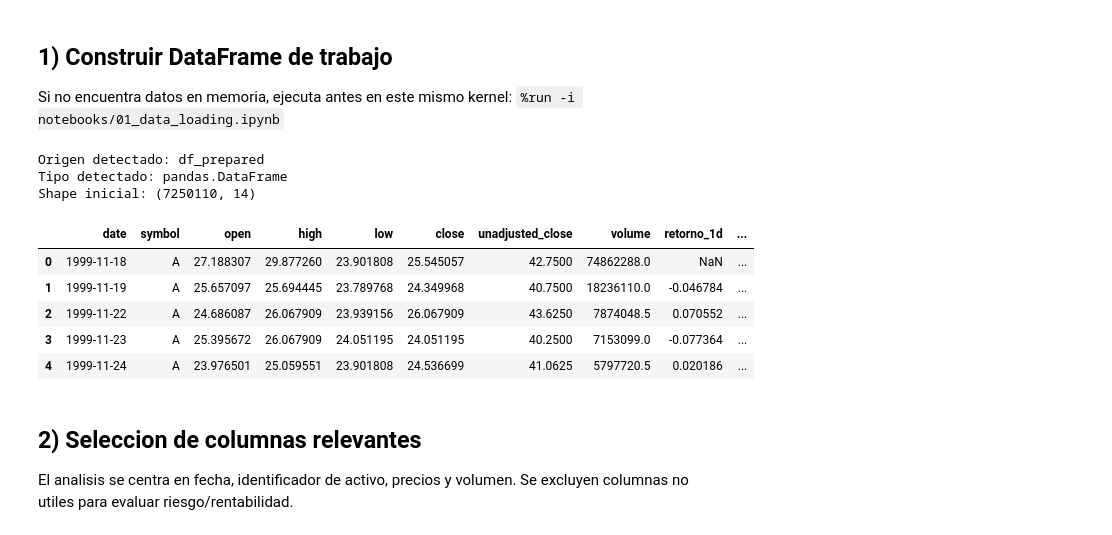
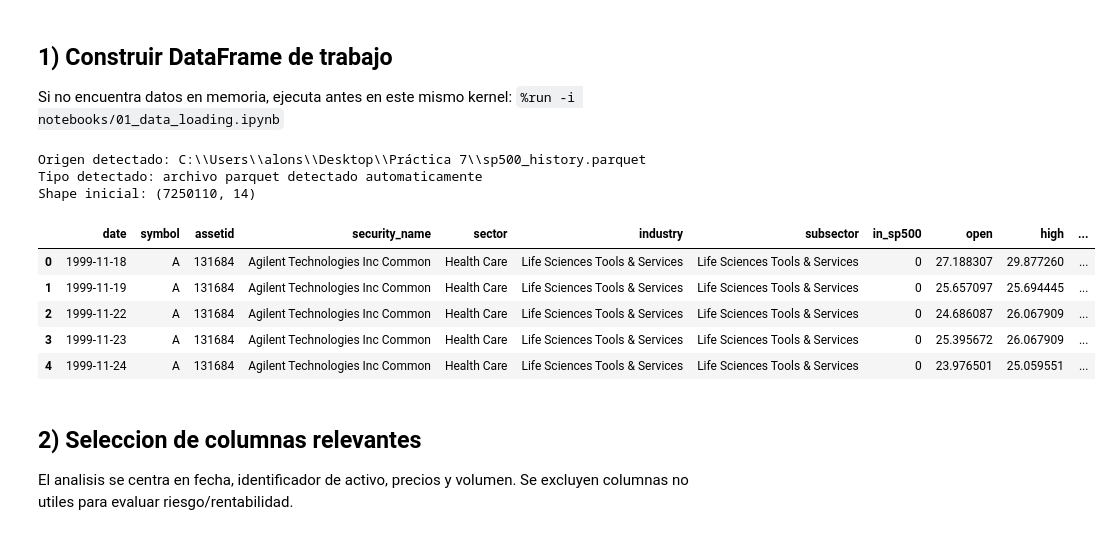
Before and after one commit to alonsodt/Algoritmos-de-Inversion-y-Backtesting, a Jupyter notebook: notebooks/02_eda_preparacion.ipynb, the cells around one changed output. Drawn from its saved outputs; the diff is of its cells as text; code cells hidden in the pictures.

```diff
--- a/notebooks/02_eda_preparacion.ipynb
+++ b/notebooks/02_eda_preparacion.ipynb
@@ -47,7 +47,7 @@ def intentar_convertir_a_dataframe(objeto):
     if isinstance(objeto, str):
         rutas_a_probar = [objeto]
 
-        # Repara rutas con acentos mal codificados (ejemplo: PrÃƒÆ’Ã†â€™Ãƒâ€šÃ‚Â¡ctica -> PrÃƒÆ’Ã‚Â¡ctica)
+        # Repara rutas con acentos mal codificados (ejemplo: PrÃ¡ctica -> Práctica)
         try:
             ruta_reparada = objeto.encode("latin1").decode("utf-8")
             if ruta_reparada not in rutas_a_probar:
@@ -62,41 +62,100 @@ def intentar_convertir_a_dataframe(objeto):
                 continue
 
     return None, None
 
+
+def construir_rutas_parquet_fallback():
+    """Busca rutas parquet probables sin usar librerias fuera de las permitidas."""
+    local_fs = fs.LocalFileSystem()
+    rutas = []
+
+    # Rutas tipicas directas
+    rutas_directas = [
+        r"C:\\Users\\alons\\Desktop\\Práctica 7\\sp500_history.parquet",
+        r"C:\\Users\\alons\\Desktop\\Practica 7\\sp500_history.parquet",
+        r"data\\raw\\sp500_history.parquet",
+    ]
+
+    for r in rutas_directas:
+        try:
+            info = local_fs.get_file_info(r)
+            if info.type == fs.FileType.File and info.size is not None and info.size > 100:
+                rutas.append(r)
+        except Exception:
+            pass
+
+    # Busqueda recursiva en data/ y Desktop
+    for root in ["data", r"C:\\Users\\alons\\Desktop"]:
+        try:
+            infos = local_fs.get_file_info(fs.FileSelector(root, recursive=True))
+        except Exception:
+            continue
+
+        for info in infos:
+            if info.type != fs.FileType.File:
+                continue
+            if info.size is None or info.size <= 100:
+                continue
+
+            path_l = info.path.lower()
+            if path_l.endswith(".parquet") and ("sp500_history.parquet" in path_l or "sp500" in path_l):
+                rutas.append(info.path)
+
+    # De-duplicate manteniendo orden
+    rutas_unicas = []
+    for r in rutas:
+        if r not in rutas_unicas:
+            rutas_unicas.append(r)
+
+    return rutas_unicas
+
+
 nombre_origen = None
 datos_crudos_df = None
 tipo_origen = None
 
 # 1) Busca primero en variables ya cargadas en memoria
 for nombre in nombres_prioritarios:
     if nombre in globals():
         df_tmp, tipo_tmp = intentar_convertir_a_dataframe(globals()[nombre])
         if df_tmp is not None:
             nombre_origen = nombre
             datos_crudos_df = df_tmp
             tipo_origen = tipo_tmp
             break
 
+# 2) Fallback: buscar y cargar parquet desde disco
+if datos_crudos_df is None:
+    rutas_fallback = construir_rutas_parquet_fallback()
+
+    for ruta in rutas_fallback:
+        df_tmp, tipo_tmp = intentar_convertir_a_dataframe(ruta)
+        if df_tmp is not None:
+            nombre_origen = ruta
+            datos_crudos_df = df_tmp
+            tipo_origen = "archivo parquet detectado automaticamente"
+            break
+
 if datos_crudos_df is None:
     raise ValueError(
         "No pude construir el DataFrame. Ejecuta `%run -i notebooks/01_data_loading.ipynb` en este mismo kernel, "
         "o define `PARQUET_PATH` con una ruta valida a un parquet real."
     )
 
 print("Origen detectado:", nombre_origen)
 print("Tipo detectado:", tipo_origen)
 print("Shape inicial:", datos_crudos_df.shape)
 display(datos_crudos_df.head())
 # %% [output]
-Origen detectado: df_prepared
-Tipo detectado: pandas.DataFrame
+Origen detectado: C:\\Users\\alons\\Desktop\\Práctica 7\\sp500_history.parquet
+Tipo detectado: archivo parquet detectado automaticamente
 Shape inicial: (7250110, 14)
-|  | date | symbol | open | high | low | close | unadjusted_close | volume | retorno_1d | ... |
-| 0 | 1999-11-18 | A | 27.188307 | 29.877260 | 23.901808 | 25.545057 | 42.7500 | 74862288.0 | NaN | ... |
-| 1 | 1999-11-19 | A | 25.657097 | 25.694445 | 23.789768 | 24.349968 | 40.7500 | 18236110.0 | -0.046784 | ... |
-| 2 | 1999-11-22 | A | 24.686087 | 26.067909 | 23.939156 | 26.067909 | 43.6250 | 7874048.5 | 0.070552 | ... |
-| 3 | 1999-11-23 | A | 25.395672 | 26.067909 | 24.051195 | 24.051195 | 40.2500 | 7153099.0 | -0.077364 | ... |
-| 4 | 1999-11-24 | A | 23.976501 | 25.059551 | 23.901808 | 24.536699 | 41.0625 | 5797720.5 | 0.020186 | ... |
+|  | date | symbol | assetid | security_name | sector | industry | subsector | in_sp500 | open | high | ... |
+| 0 | 1999-11-18 | A | 131684 | Agilent Technologies Inc Common | Health Care | Life Sciences Tools & Services | Life Sciences Tools & Services | 0 | 27.188307 | 29.877260 | ... |
+| 1 | 1999-11-19 | A | 131684 | Agilent Technologies Inc Common | Health Care | Life Sciences Tools & Services | Life Sciences Tools & Services | 0 | 25.657097 | 25.694445 | ... |
+| 2 | 1999-11-22 | A | 131684 | Agilent Technologies Inc Common | Health Care | Life Sciences Tools & Services | Life Sciences Tools & Services | 0 | 24.686087 | 26.067909 | ... |
+| 3 | 1999-11-23 | A | 131684 | Agilent Technologies Inc Common | Health Care | Life Sciences Tools & Services | Life Sciences Tools & Services | 0 | 25.395672 | 26.067909 | ... |
+| 4 | 1999-11-24 | A | 131684 | Agilent Technologies Inc Common | Health Care | Life Sciences Tools & Services | Life Sciences Tools & Services | 0 | 23.976501 | 25.059551 | ... |
 # %% [markdown]
 ## 2) Seleccion de columnas relevantes
 
```
Also changed, not shown: parts of 6 cells of this notebook, 3 other files.
